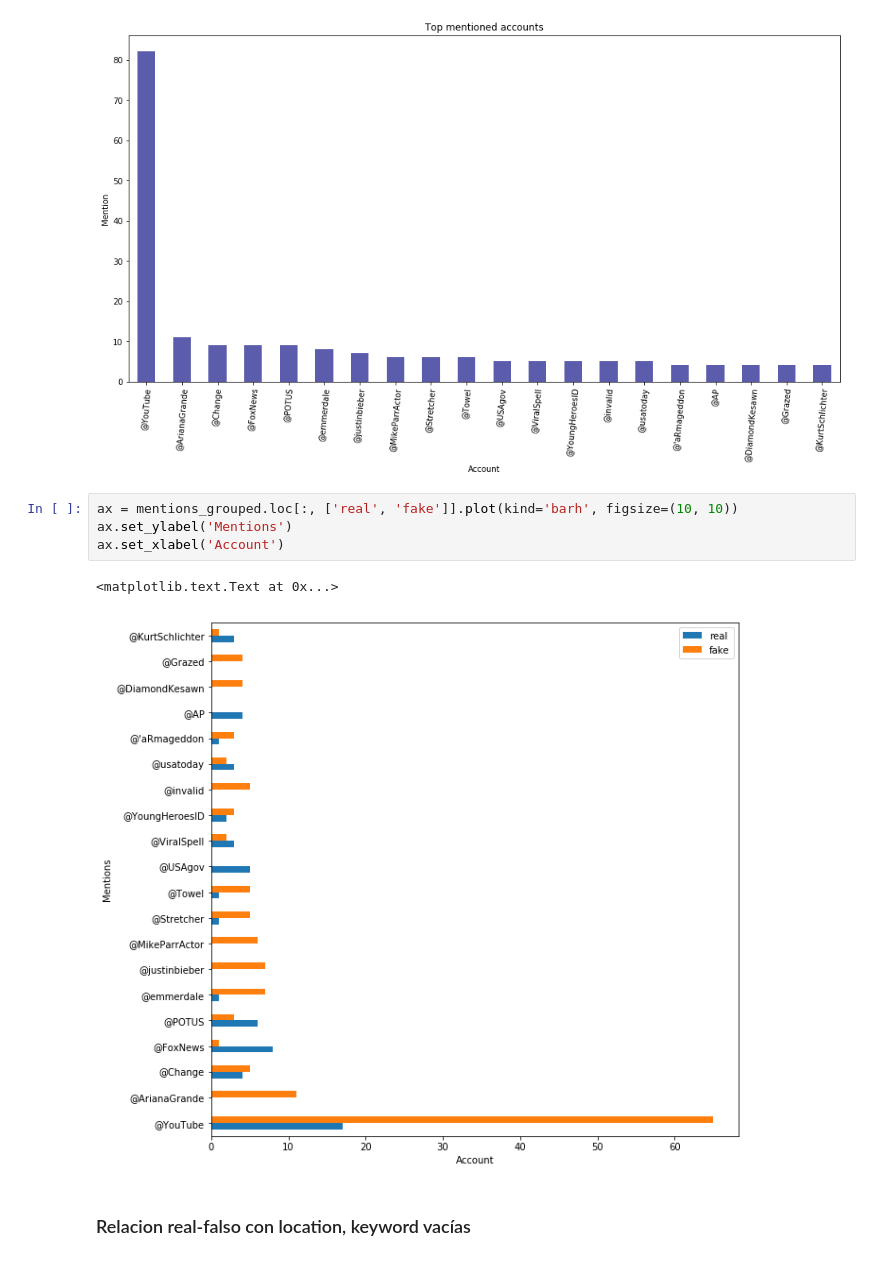
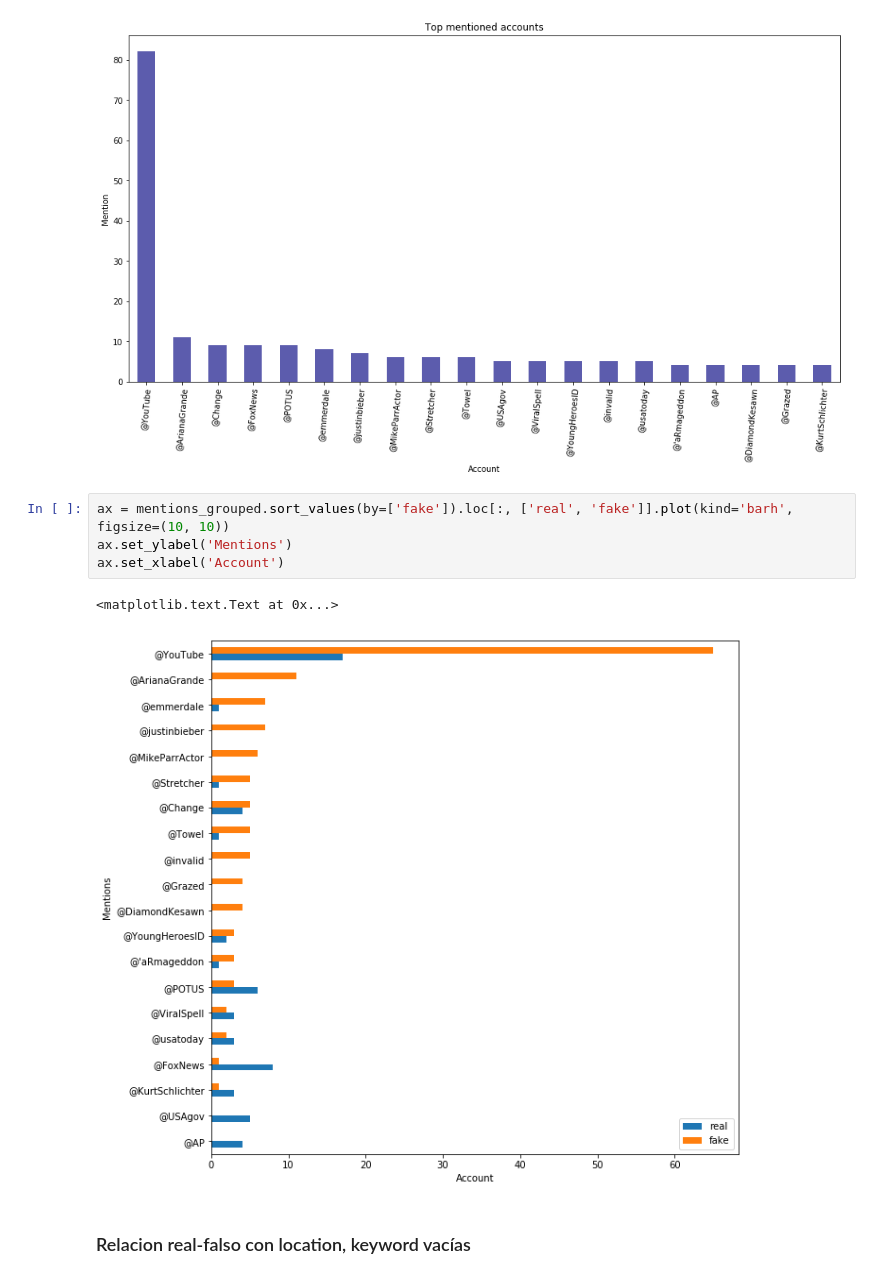
Before and after one commit to milemarchese/OrganizacionDeDatos, a Jupyter notebook: Análisis Exploratorio.ipynb, the cells around one changed output. Saved outputs shown, nothing was run; the diff lists cells and outputs as text.

```diff
--- a/Análisis Exploratorio.ipynb
+++ b/Análisis Exploratorio.ipynb
@@ -420,12 +545,12 @@ ax.set_xlabel('Account')
 <matplotlib.text.Text at 0x...>
 [figure]
 # %%
-ax = mentions_grouped.loc[:, ['real', 'fake']].plot(kind='barh', figsize=(10, 10))
+ax = mentions_grouped.sort_values(by=['fake']).loc[:, ['real', 'fake']].plot(kind='barh', figsize=(10, 10))
 ax.set_ylabel('Mentions')
 ax.set_xlabel('Account')
 # %% [output]
 <matplotlib.text.Text at 0x...>
-[figure, old version]
+[figure, new version]
 # %% [markdown]
 ### Relacion real-falso con location, keyword vacías
 # %%
```
Also changed, not shown: parts of 25 cells of this notebook, 1 other file.
